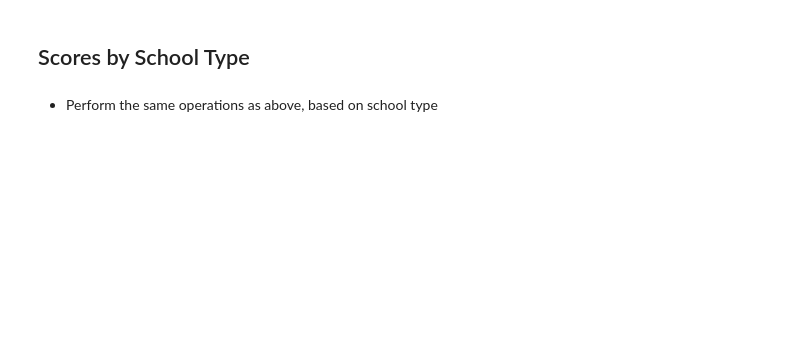
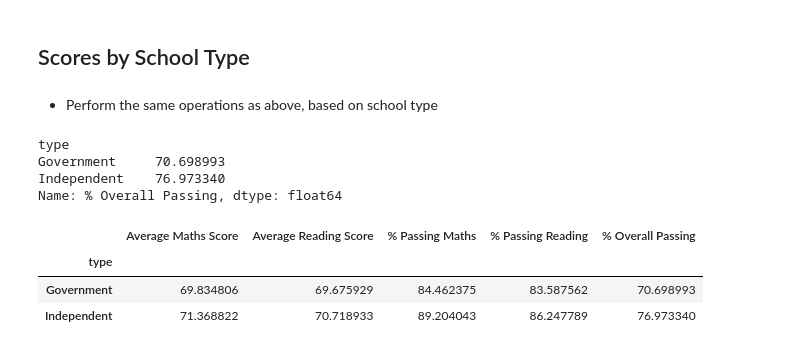
Before and after one commit to Bar89bas/pandas-challenge, a Jupyter notebook: pandas-challenge/PyCitySchools/PyCitySchools_starter.ipynb, the cells around one changed output. Saved outputs shown, nothing was run; the diff lists cells and outputs as text; code cells hidden in the pictures; blank space fills up the shorter version.

```diff
--- a/PyCitySchools/PyCitySchools_starter.ipynb
+++ b/pandas-challenge/PyCitySchools/PyCitySchools_starter.ipynb
@@ -648,0 +721,27 @@ ValueError: 'Spending Ranges (Per Student)' is both an index level and a column
+# %%
+# Getting average of each 5 columns
+type_math_scores = per_school_summary.groupby([school_types])["Average Maths Score"].mean()
+type_reading_scores = per_school_summary.groupby([school_types])["Average Reading Score"].mean()
+type_passing_math = per_school_summary.groupby([school_types])["% Passing Maths"].mean()
+type_passing_reading = per_school_summary.groupby([school_types])["% Passing Reading"].mean()
+overall_passing_spending = per_school_summary.groupby([school_types])["% Overall Passing"].mean()
+# %% [output]
+type
+Government     70.698993
+Independent    76.973340
+Name: % Overall Passing, dtype: float64
+# %%
+# Creating the DataFrame - School Type
+
+school_type_summary = pd.DataFrame({"Average Maths Score":type_math_scores,
+                                    "Average Reading Score":type_reading_scores,
+                                    "% Passing Maths":type_passing_math,
+                                    "% Passing Reading":type_passing_reading,
+                                    "% Overall Passing":overall_passing_spending})
+
+school_type_summary
+# %% [output]
+|  | Average Maths Score | Average Reading Score | % Passing Maths | % Passing Reading | % Overall Passing |
+| type |  |  |  |  |  |
+| Government | 69.834806 | 69.675929 | 84.462375 | 83.587562 | 70.698993 |
+| Independent | 71.368822 | 70.718933 | 89.204043 | 86.247789 | 76.973340 |
```
Also changed, not shown: parts of 18 cells of this notebook, 3 other files.
